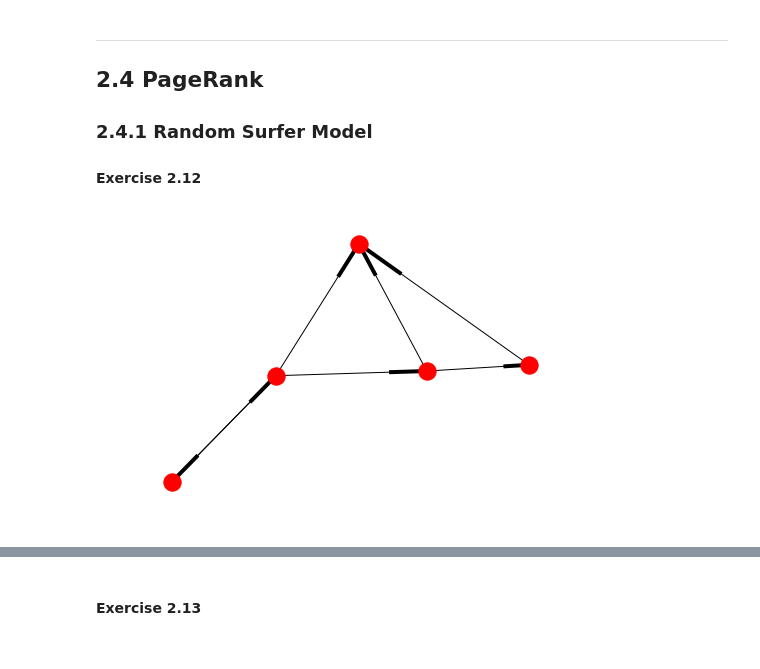
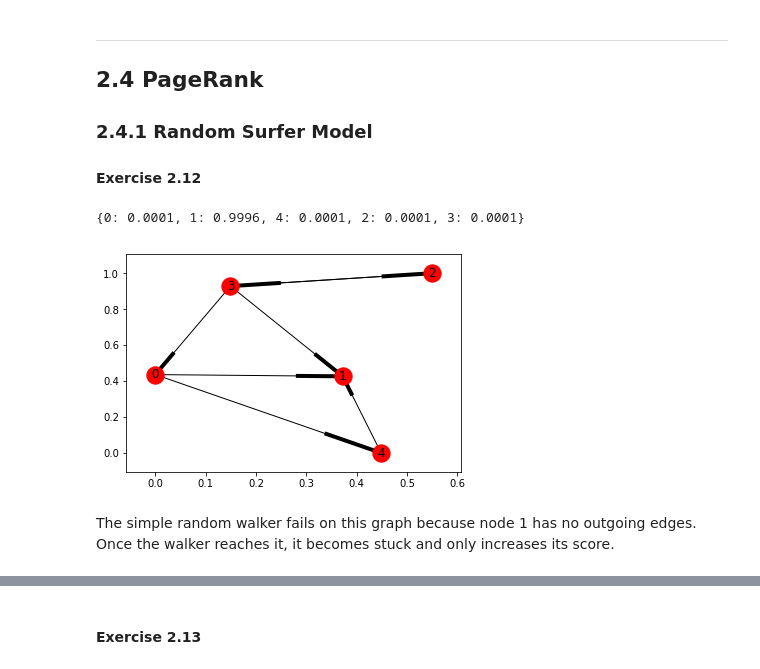
Before and after one commit to pauarge/InternetAnalytics, a Jupyter notebook: ix-lab2/notebooks/ix-lab2-notebook-part4.ipynb, the cells around one changed output, grey strips where cells are left out. Saved outputs shown, nothing was run; the diff lists cells and outputs as text; code cells hidden in the pictures.

```diff
--- a/ix-lab2/notebooks/ix-lab2-notebook-part4.ipynb
+++ b/ix-lab2/notebooks/ix-lab2-notebook-part4.ipynb
@@ -38,6 +58,13 @@ import operator
 # %%
-G1 = nx.read_adjlist("../data/absorbing.graph", nodetype=int, create_using=nx.DiGraph())
-nx.draw(G1)
+graph_abs = nx.read_adjlist("../data/absorbing.graph", nodetype=int, create_using=nx.DiGraph())
+print(random_walk(graph_abs, 10000))
 # %% [output]
-[figure, removed]
+{0: 0.0001, 1: 0.9996, 4: 0.0001, 2: 0.0001, 3: 0.0001}
+# %%
+nx.draw_networkx(graph_abs)
+# %% [output]
+[figure, added]
+# %% [markdown]
+The simple random walker fails on this graph because node 1 has no outgoing edges. Once the walker reaches it, it becomes
+stuck and only increases its score.
 # %%
```
Also changed, not shown: parts of 21 cells of this notebook.
